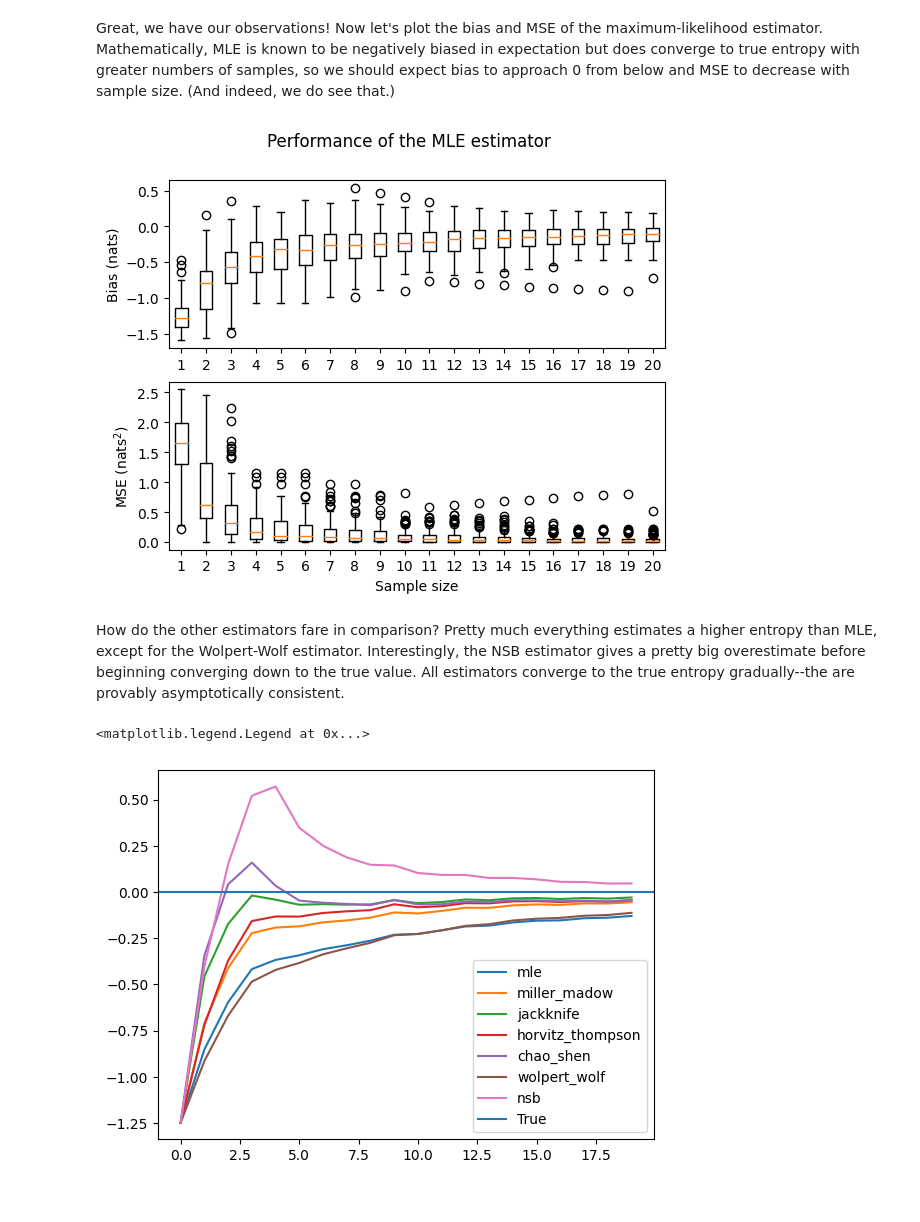
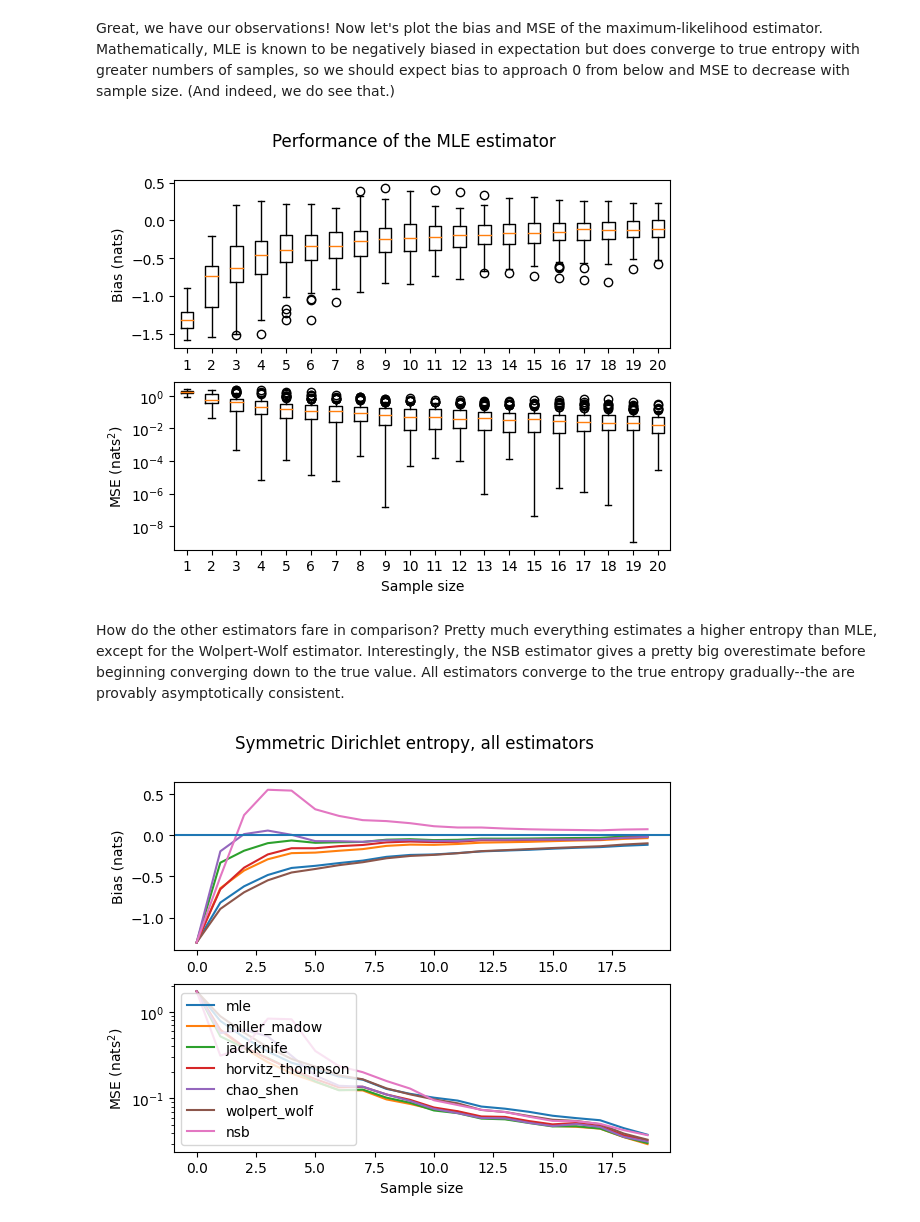
Before and after one commit to rycolab/entropy-estimation, a Jupyter notebook: Entropy Estimation.ipynb, the cells around one changed output. Cells and saved outputs as stored; diff of their text form; code cells hidden in the pictures.

```diff
--- a/Entropy Estimation.ipynb
+++ b/Entropy Estimation.ipynb
@@ -183,19 +190,27 @@ axs[0].boxplot([biases['mle'][x] for x in biases['mle']])
 axs[0].set(ylabel='Bias (nats)')
 plt.xlabel('Sample size')
 axs[1].boxplot([[z**2 for z in biases['mle'][x]] for x in biases['mle']])
-axs[1].set(ylabel='MSE (nats$^2$)')
+axs[1].set(ylabel='MSE (nats$^2$)', yscale='log')
 fig.suptitle('Performance of the MLE estimator')
 plt.show()
 # %% [output]
-[figure, old version]
+[figure, new version]
 # %% [markdown]
 How do the other estimators fare in comparison? Pretty much everything estimates a higher entropy than MLE, except for the Wolpert-Wolf estimator. Interestingly, the NSB estimator gives a pretty big overestimate before beginning converging down to the true value. All estimators converge to the true entropy gradually--the are provably asymptotically consistent.
 # %%
+fig, axs = plt.subplots(2)
 for estimator in biases:
     avgs = [sum(biases[estimator][sample_size]) / len(distribs) for sample_size in biases[estimator]]
-    plt.plot(avgs, label=estimator)
-plt.axhline(0, label='True')
+    axs[0].plot(avgs, label=estimator)
+axs[0].set(ylabel='Bias (nats)')
+axs[0].axhline(0, label='True')
+plt.xlabel('Sample size')
+for estimator in biases:
+    avgs = [sum([x**2 for x in biases[estimator][sample_size]]) / len(distribs) for sample_size in biases[estimator]]
+    axs[1].plot(avgs, label=estimator)
+axs[1].set(ylabel='MSE (nats$^2$)', yscale='log')
+fig.suptitle('Symmetric Dirichlet entropy, all estimators')
 plt.legend()
+plt.show()
 # %% [output]
-<matplotlib.legend.Legend at 0x...>
-[figure, old version]
+[figure, new version]
```
Also changed, not shown: parts of 21 cells of this notebook.
